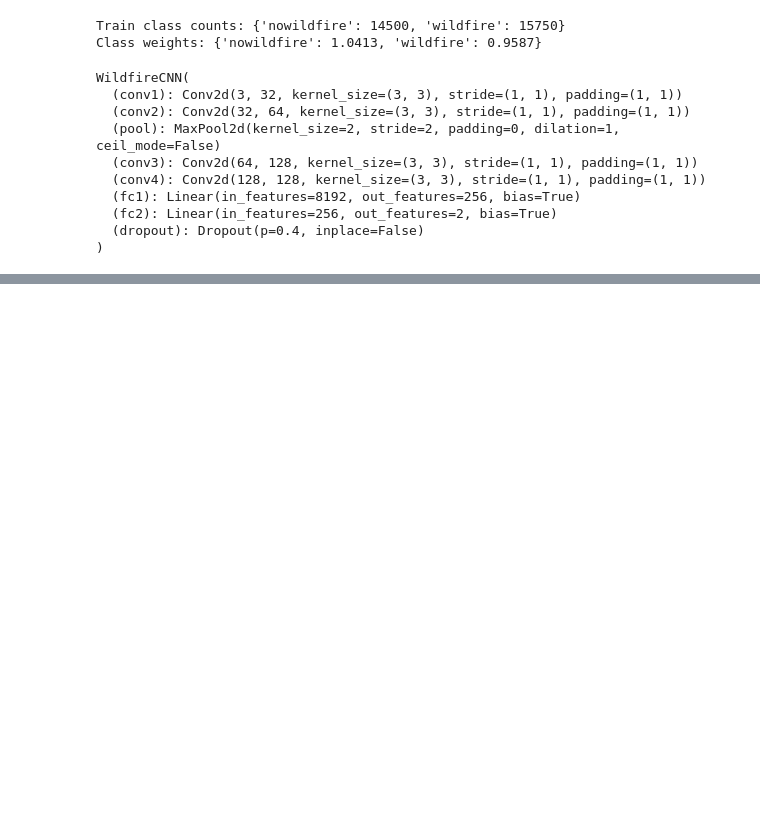
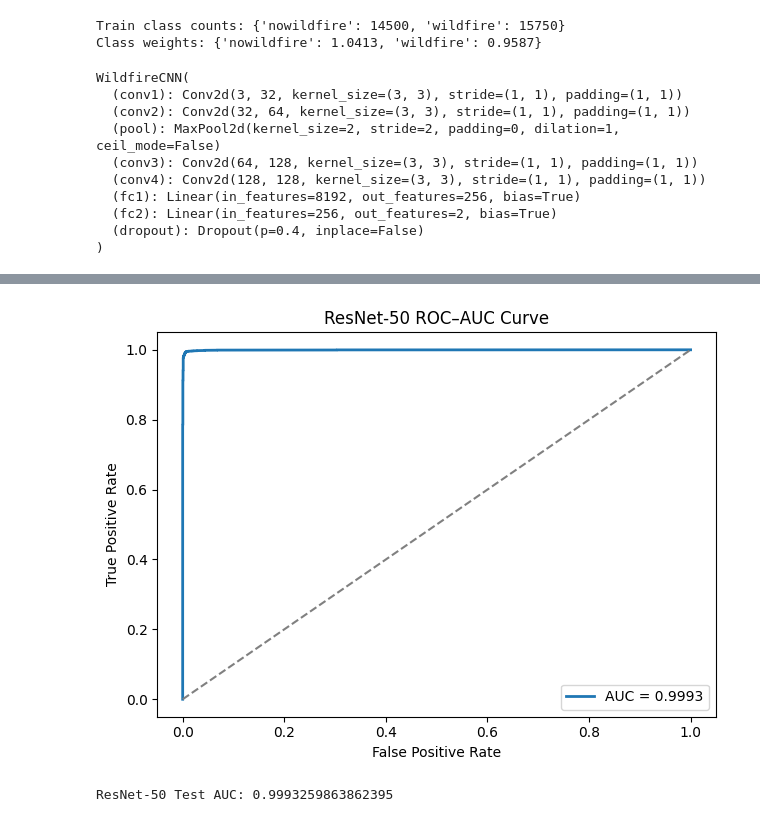
Before and after one commit to susmithach/wildfire-prediction, a Jupyter notebook: wildfire_protection.ipynb, the cells around one changed output, grey strips where cells are left out. Drawn from its saved outputs; the diff is of its cells as text; code cells hidden in the pictures; blank space fills up the shorter version.

```diff
--- a/wildfire_protection.ipynb
+++ b/wildfire_protection.ipynb
@@ -400,0 +668,20 @@ ROC–AUC Score: 0.998
+# %%
+#25.ROC-AUC Curve
+fpr, tpr, _ = roc_curve(all_labels, all_probs)
+roc_auc = auc(fpr, tpr)
+
+plt.figure()
+plt.plot(fpr, tpr, lw=2, label=f"AUC = {roc_auc:.4f}")
+plt.plot([0, 1], [0, 1], linestyle="--", color="gray")
+plt.xlabel("False Positive Rate")
+plt.ylabel("True Positive Rate")
+plt.title("ResNet-50 ROC–AUC Curve")
+plt.legend()
+plt.tight_layout()
+plt.savefig("wildfire-prediction/results/resnet50_roc_auc.png", dpi=300)
+plt.show()
+
+print("ResNet-50 Test AUC:", roc_auc)
+# %% [output]
+[figure, added]
+ResNet-50 Test AUC: 0.9993259863862395
```
Also changed, not shown: parts of 15 cells of this notebook, 1 other file.
